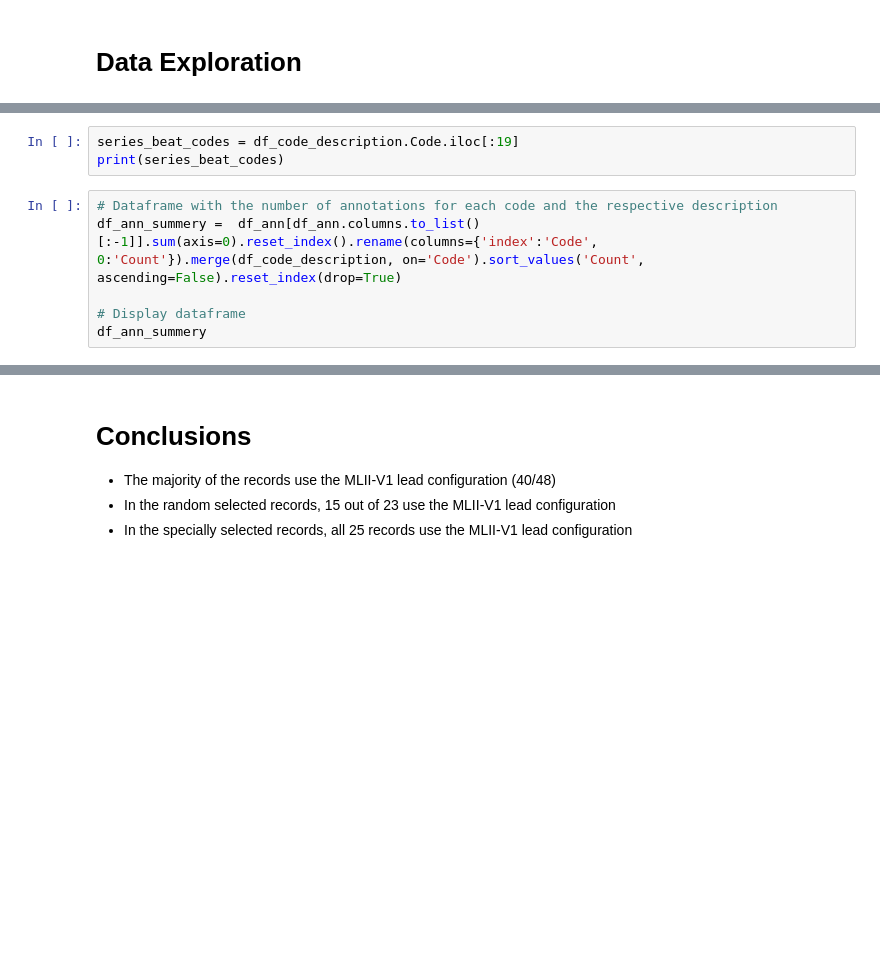
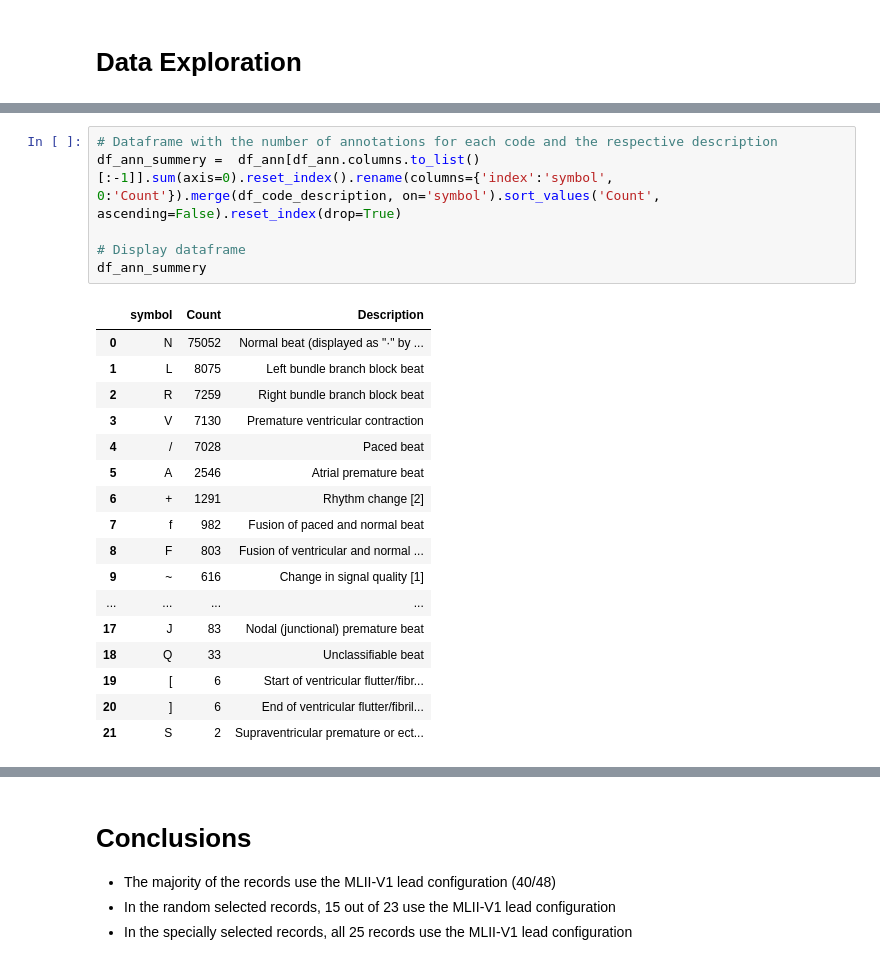
Before and after one commit to Vinicius667/ectopic_beats_detection, a Jupyter notebook: 00_MIT_BIH_data_exploration.ipynb, the cells around one changed output, grey strips where cells are left out. Drawn from its saved outputs; the diff is of its cells as text; blank space fills up the shorter version.

```diff
--- a/00_MIT_BIH_data_exploration.ipynb
+++ b/00_MIT_BIH_data_exploration.ipynb
@@ -70,12 +124,27 @@ df_code_description.head()
-# %%
-series_beat_codes = df_code_description.Code.iloc[:19]
-print(series_beat_codes)
 # %%
 # Dataframe with the number of annotations for each code and the respective description
-df_ann_summery =  df_ann[df_ann.columns.to_list()[:-1]].sum(axis=0).reset_index().rename(columns={'index':'Code', 0:'Count'}).merge(df_code_description, on='Code').sort_values('Count', ascending=False).reset_index(drop=True)
+df_ann_summery =  df_ann[df_ann.columns.to_list()[:-1]].sum(axis=0).reset_index().rename(columns={'index':'symbol', 0:'Count'}).merge(df_code_description, on='symbol').sort_values('Count', ascending=False).reset_index(drop=True)
 
 # Display dataframe
 df_ann_summery
+# %% [output]
+|  | symbol | Count | Description |
+| 0 | N | 75052 | Normal beat (displayed as "·" by ... |
+| 1 | L | 8075 | Left bundle branch block beat |
+| 2 | R | 7259 | Right bundle branch block beat |
+| 3 | V | 7130 | Premature ventricular contraction |
+| 4 | / | 7028 | Paced beat |
+| 5 | A | 2546 | Atrial premature beat |
+| 6 | + | 1291 | Rhythm change [2] |
+| 7 | f | 982 | Fusion of paced and normal beat |
+| 8 | F | 803 | Fusion of ventricular and normal ... |
+| 9 | ~ | 616 | Change in signal quality [1] |
+| ... | ... | ... | ... |
+| 17 | J | 83 | Nodal (junctional) premature beat |
+| 18 | Q | 33 | Unclassifiable beat |
+| 19 | [ | 6 | Start of ventricular flutter/fibr... |
+| 20 | ] | 6 | End of ventricular flutter/fibril... |
+| 21 | S | 2 | Supraventricular premature or ect... |
 # %%
 # Create a more comprehensive summery with number of annotations for each code for each lead configuration
 
```
Also changed, not shown: parts of 6 cells of this notebook, 5 other files.
